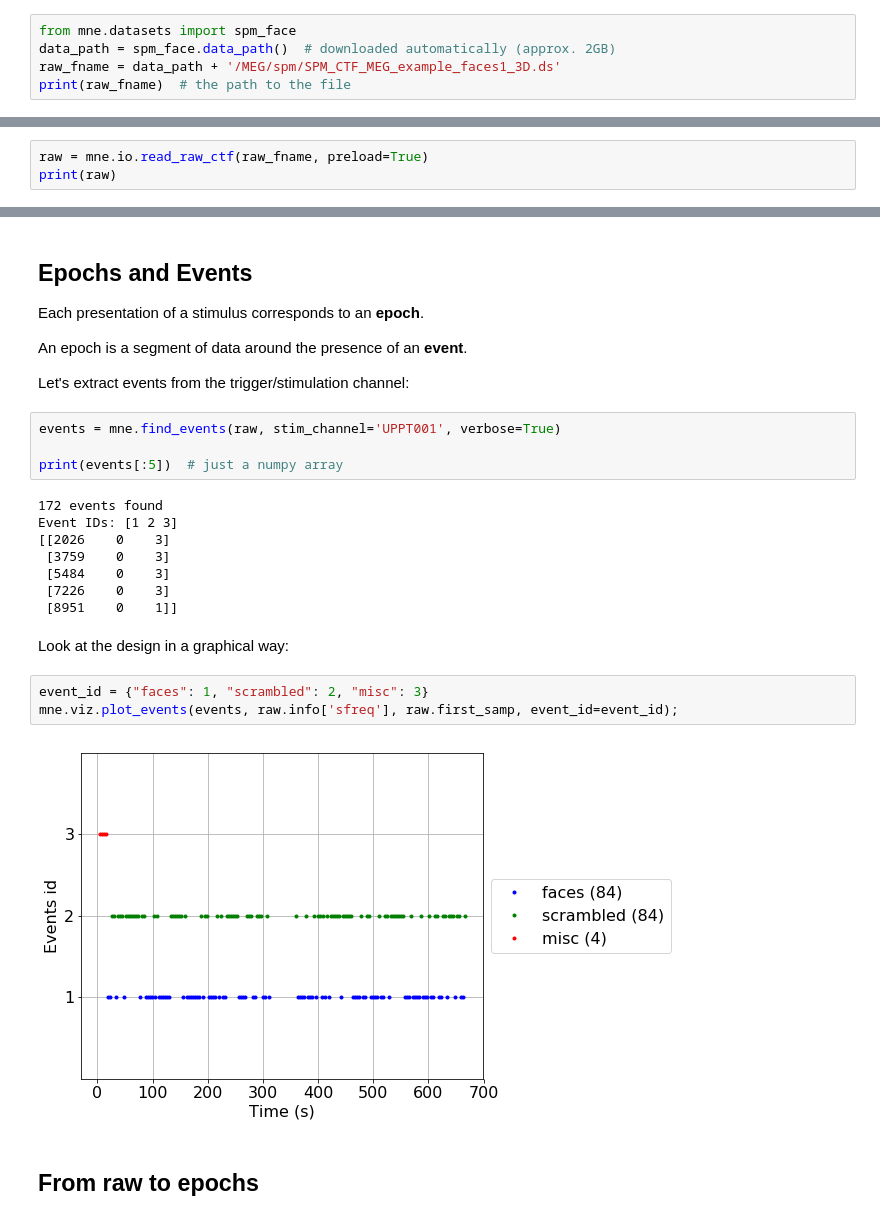
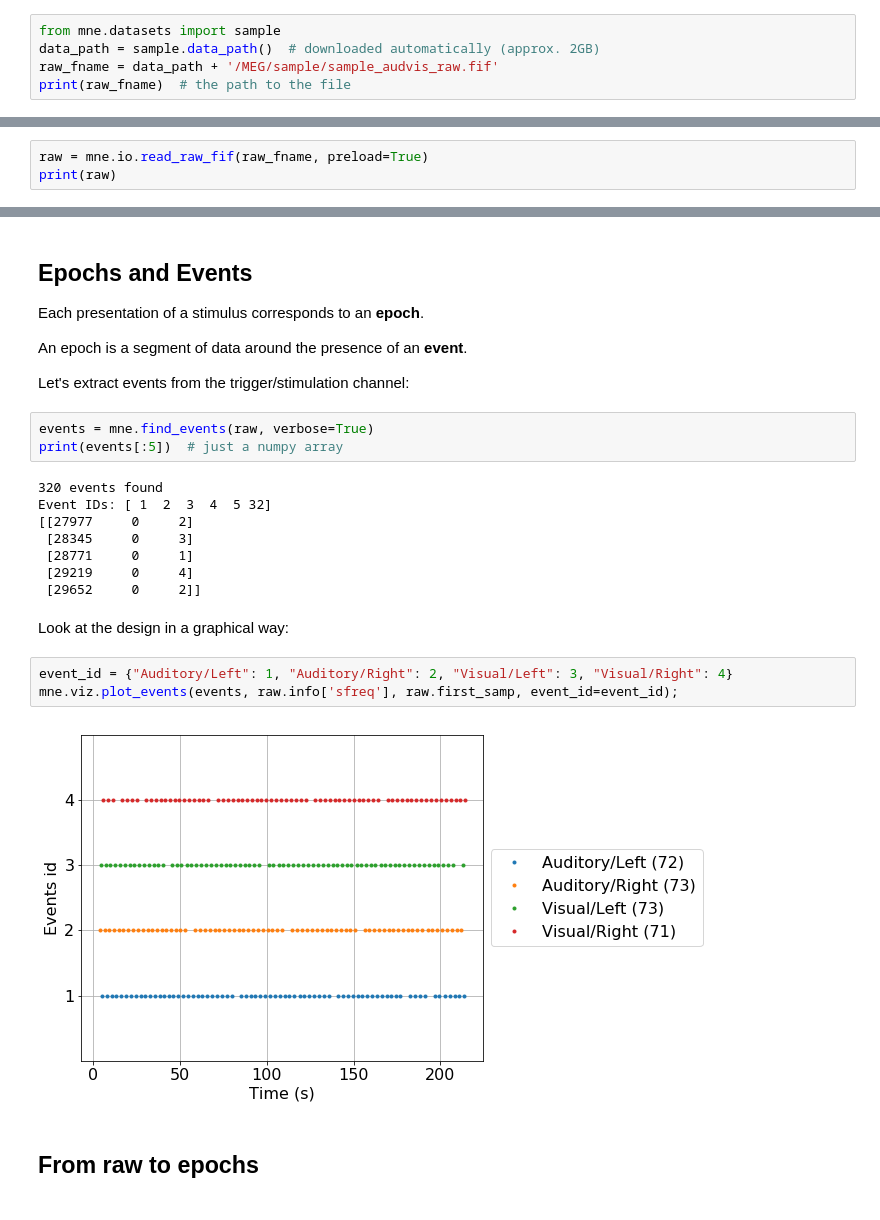
Before and after one commit to agramfort/mne_sapien_labs_2019, a Jupyter notebook: mne_demos.ipynb, the cells around one changed output, grey strips where cells are left out. Saved outputs shown, nothing was run; the diff lists cells and outputs as text.

```diff
--- a/mne_demos.ipynb
+++ b/mne_demos.ipynb
@@ -34,6 +34,6 @@ MNE gives simple access to [public datasets](http://martinos.org/mne/dev/manual/
 # %%
-from mne.datasets import spm_face
-data_path = spm_face.data_path()  # downloaded automatically (approx. 2GB)
-raw_fname = data_path + '/MEG/spm/SPM_CTF_MEG_example_faces1_3D.ds'
+from mne.datasets import sample
+data_path = sample.data_path()  # downloaded automatically (approx. 2GB)
+raw_fname = data_path + '/MEG/sample/sample_audvis_raw.fif'
 print(raw_fname)  # the path to the file
 # %% [output]
@@ -41,6 +41,6 @@ print(raw_fname)  # the path to the file
 # %% [markdown]
 Now let's read data from file:
 # %%
-raw = mne.io.read_raw_ctf(raw_fname, preload=True)
+raw = mne.io.read_raw_fif(raw_fname, preload=True)
 print(raw)
 # %% [output]
@@ -97,24 +97,23 @@ An epoch is a segment of data around the presence of an **event**.
 
 Let's extract events from the trigger/stimulation channel:
 # %%
-events = mne.find_events(raw, stim_channel='UPPT001', verbose=True)
-
+events = mne.find_events(raw, verbose=True)
 print(events[:5])  # just a numpy array
 # %% [output]
-172 events found
-Event IDs: [1 2 3]
-[[2026    0    3]
- [3759    0    3]
- [5484    0    3]
- [7226    0    3]
- [8951    0    1]]
+320 events found
+Event IDs: [ 1  2  3  4  5 32]
+[[27977     0     2]
+ [28345     0     3]
+ [28771     0     1]
+ [29219     0     4]
+ [29652     0     2]]
 # %% [markdown]
 Look at the design in a graphical way:
 # %%
-event_id = {"faces": 1, "scrambled": 2, "misc": 3}
+event_id = {"Auditory/Left": 1, "Auditory/Right": 2, "Visual/Left": 3, "Visual/Right": 4}
 mne.viz.plot_events(events, raw.info['sfreq'], raw.first_samp, event_id=event_id);
 # %% [output]
-[figure, old version]
+[figure, new version]
 # %% [markdown]
 ## From raw to epochs
 # %%
```
Also changed, not shown: parts of 37 cells of this notebook, 3 other files.
